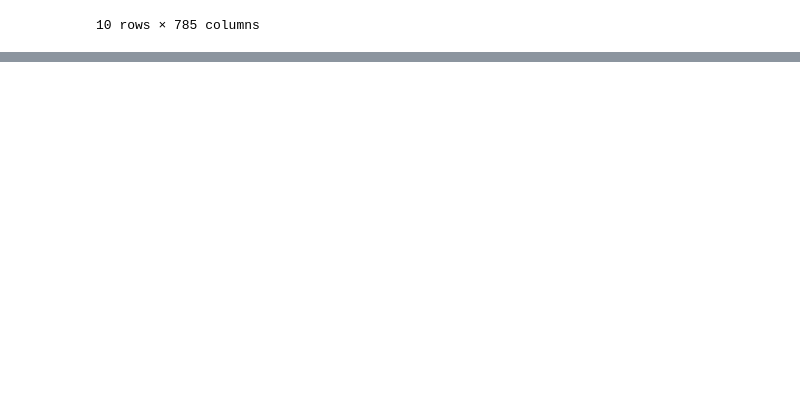
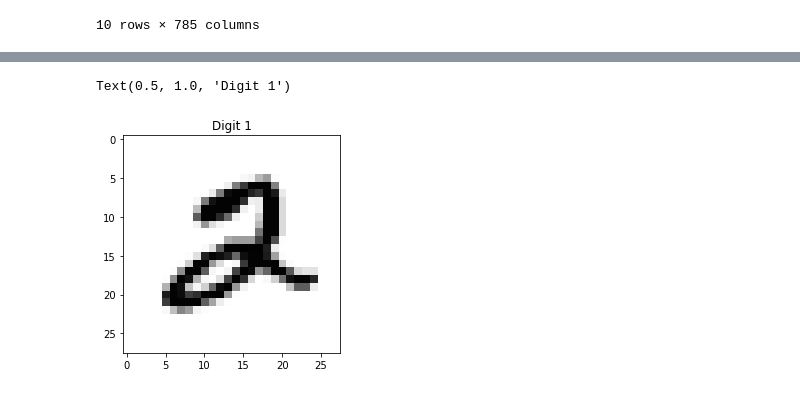
Before and after one commit to anaandjelic/handwritten-digit-recognition, a Jupyter notebook: handwritten_digit_recognition_svm.ipynb, the cells around one changed output, grey strips where cells are left out. Saved outputs shown, nothing was run; the diff lists cells and outputs as text; code cells hidden in the pictures; blank space fills up the shorter version.

```diff
--- a/handwritten_digit_recognition_svm.ipynb
+++ b/handwritten_digit_recognition_svm.ipynb
@@ -62,0 +116,8 @@ training.describe(percentiles=[0,0.25,0.5,0.75,1])
+# %%
+two = training.iloc[5, 1:]
+two = two.values.reshape(28,28)
+plt.imshow(two, cmap=plt.get_cmap("Greys"))
+plt.title("Digit 1")
+# %% [output]
+Text(0.5, 1.0, 'Digit 1')
+[figure, added]
```
Also changed, not shown: parts of 17 cells of this notebook.
